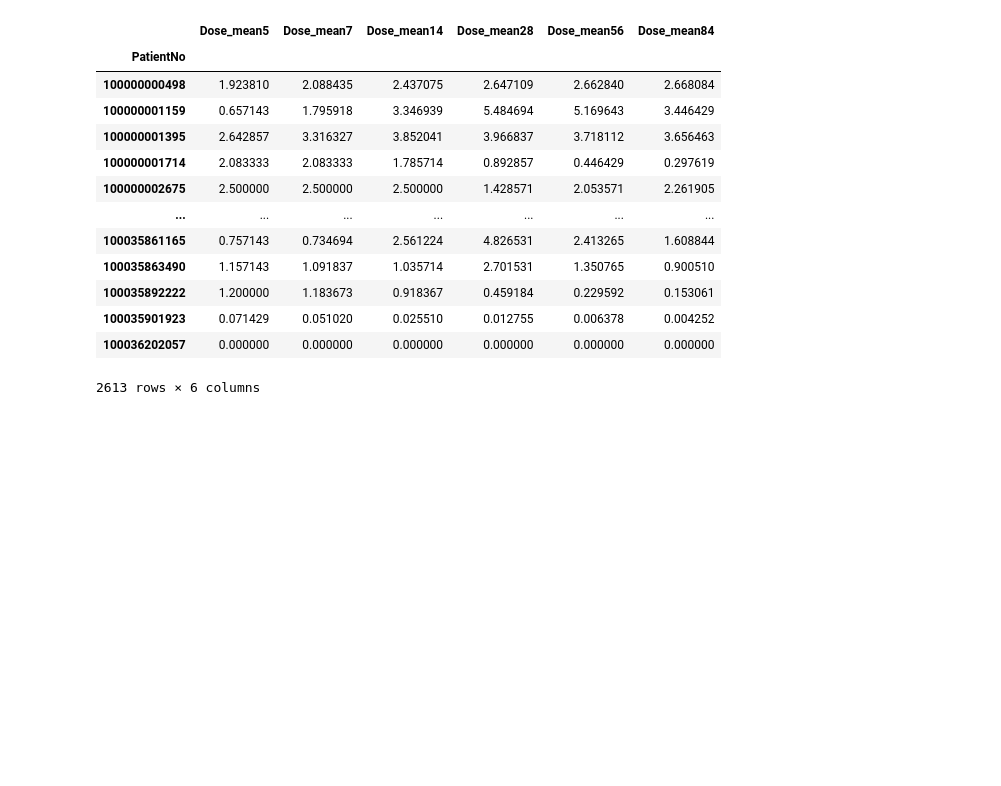
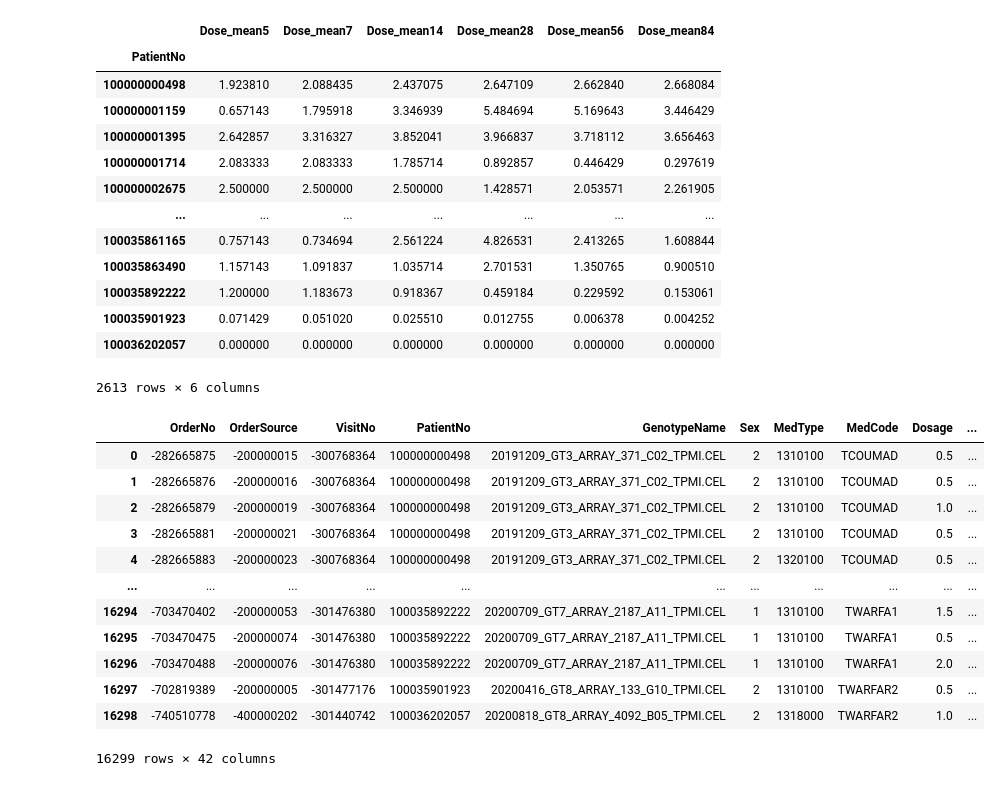
Before and after one commit to ChunWeiPeng/CMUH, a Jupyter notebook: drug_time-0316.ipynb, the cells around one changed output. Saved outputs shown, nothing was run; the diff lists cells and outputs as text; code cells hidden in the pictures; blank space fills up the shorter version.

```diff
--- a/drug_time-0316.ipynb
+++ b/drug_time-0316.ipynb
@@ -429,3 +429,24 @@ Dose_all
 
 # # 5天平均劑量
 # Dose_mean5 = drug5.groupby('PatientNo')['Sum_Dose'].sum()/5
+# %%
+drug_3month = drug84_concat
+drug_3month = drug_3month.drop(columns={'mean_day_dose','Sum_Dose'})
+drug_3month['Dose_day'] = (drug_3month.TotalQty/drug_3month.UsedDays)*drug_3month['Dose(mg/tab)']
+drug_3month['OrderTime'] = pd.to_datetime(drug_3month['OrderTime'])
+drug_3month = drug_3month.sort_values(['PatientNo','OrderTime']).reset_index(drop=True)
+drug_3month
+# %% [output]
+|  | OrderNo | OrderSource | VisitNo | PatientNo | GenotypeName | Sex | MedType | MedCode | Dosage | ... |
+| 0 | -282665875 | -200000015 | -300768364 | 100000000498 | 20191209_GT3_ARRAY_371_C02_TPMI.CEL | 2 | 1310100 | TCOUMAD | 0.5 | ... |
+| 1 | -282665876 | -200000016 | -300768364 | 100000000498 | 20191209_GT3_ARRAY_371_C02_TPMI.CEL | 2 | 1310100 | TCOUMAD | 0.5 | ... |
+| 2 | -282665879 | -200000019 | -300768364 | 100000000498 | 20191209_GT3_ARRAY_371_C02_TPMI.CEL | 2 | 1310100 | TCOUMAD | 1.0 | ... |
+| 3 | -282665881 | -200000021 | -300768364 | 100000000498 | 20191209_GT3_ARRAY_371_C02_TPMI.CEL | 2 | 1310100 | TCOUMAD | 0.5 | ... |
+| 4 | -282665883 | -200000023 | -300768364 | 100000000498 | 20191209_GT3_ARRAY_371_C02_TPMI.CEL | 2 | 1320100 | TCOUMAD | 0.5 | ... |
+| ... | ... | ... | ... | ... | ... | ... | ... | ... | ... | ... |
+| 16294 | -703470402 | -200000053 | -301476380 | 100035892222 | 20200709_GT7_ARRAY_2187_A11_TPMI.CEL | 1 | 1310100 | TWARFA1 | 1.5 | ... |
+| 16295 | -703470475 | -200000074 | -301476380 | 100035892222 | 20200709_GT7_ARRAY_2187_A11_TPMI.CEL | 1 | 1310100 | TWARFA1 | 0.5 | ... |
+| 16296 | -703470488 | -200000076 | -301476380 | 100035892222 | 20200709_GT7_ARRAY_2187_A11_TPMI.CEL | 1 | 1310100 | TWARFA1 | 2.0 | ... |
+| 16297 | -702819389 | -200000005 | -301477176 | 100035901923 | 20200416_GT8_ARRAY_133_G10_TPMI.CEL | 2 | 1310100 | TWARFAR2 | 0.5 | ... |
+| 16298 | -740510778 | -400000202 | -301440742 | 100036202057 | 20200818_GT8_ARRAY_4092_B05_TPMI.CEL | 2 | 1318000 | TWARFAR2 | 1.0 | ... |
+16299 rows × 42 columns
```
Also changed, not shown: parts of 12 cells of this notebook, 2 other files.
